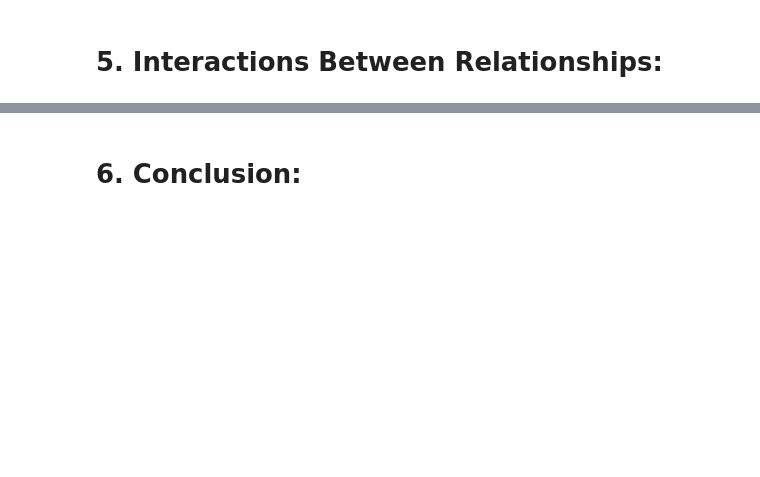
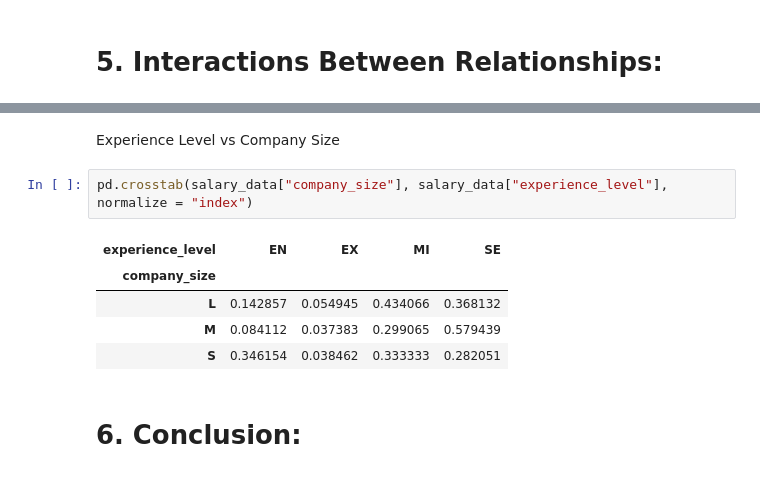
Before and after one commit to stat220/lab-1-statistically-depressed-data-obsessed, a Jupyter notebook: Stat_220_LAB1.ipynb, the cells around one changed output, grey strips where cells are left out. Saved outputs shown, nothing was run; the diff lists cells and outputs as text; blank space fills up the shorter version.

```diff
--- a/Stat_220_LAB1.ipynb
+++ b/Stat_220_LAB1.ipynb
@@ -150,2 +179,12 @@ results = analyze_by_keywords(salary_data, key_words_list)
+# %% [markdown]
+Experience Level vs Company Size
+# %%
+pd.crosstab(salary_data["company_size"], salary_data["experience_level"], normalize = "index")
+# %% [output]
+| experience_level | EN | EX | MI | SE |
+| company_size |  |  |  |  |
+| L | 0.142857 | 0.054945 | 0.434066 | 0.368132 |
+| M | 0.084112 | 0.037383 | 0.299065 | 0.579439 |
+| S | 0.346154 | 0.038462 | 0.333333 | 0.282051 |
 # %% [markdown]
 # 6. Conclusion:
```
Also changed, not shown: parts of 12 cells of this notebook.
